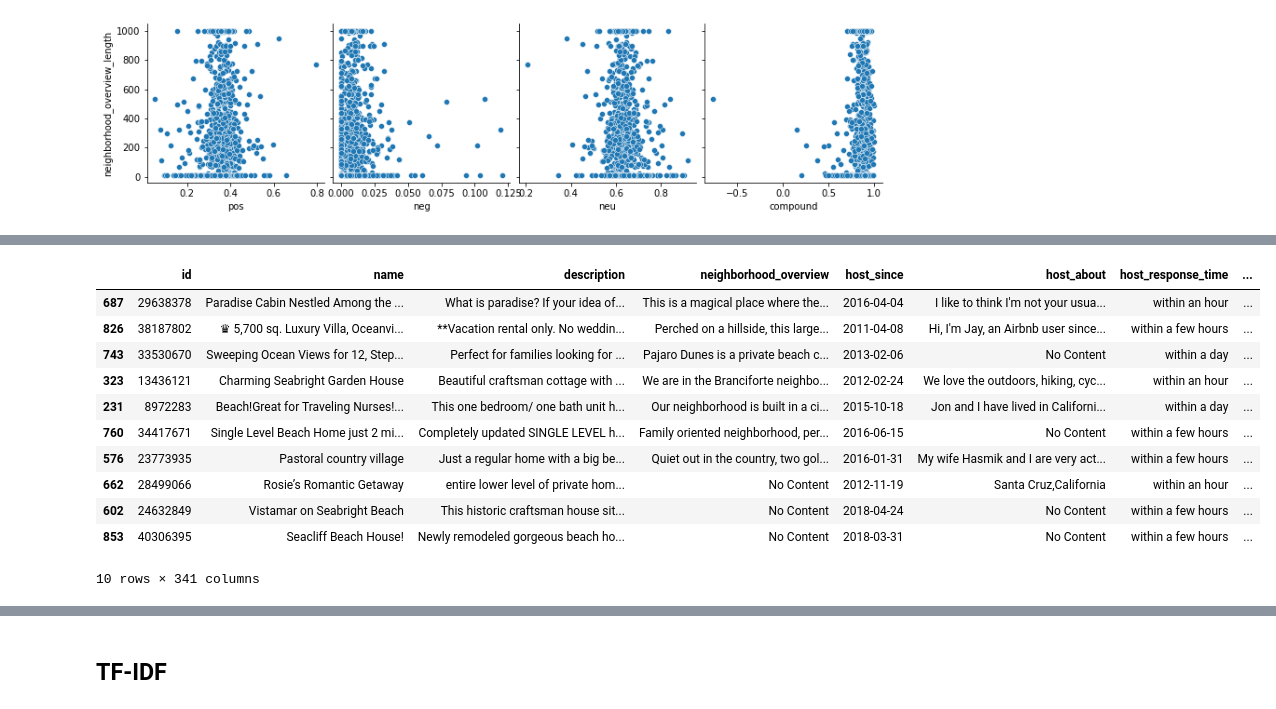
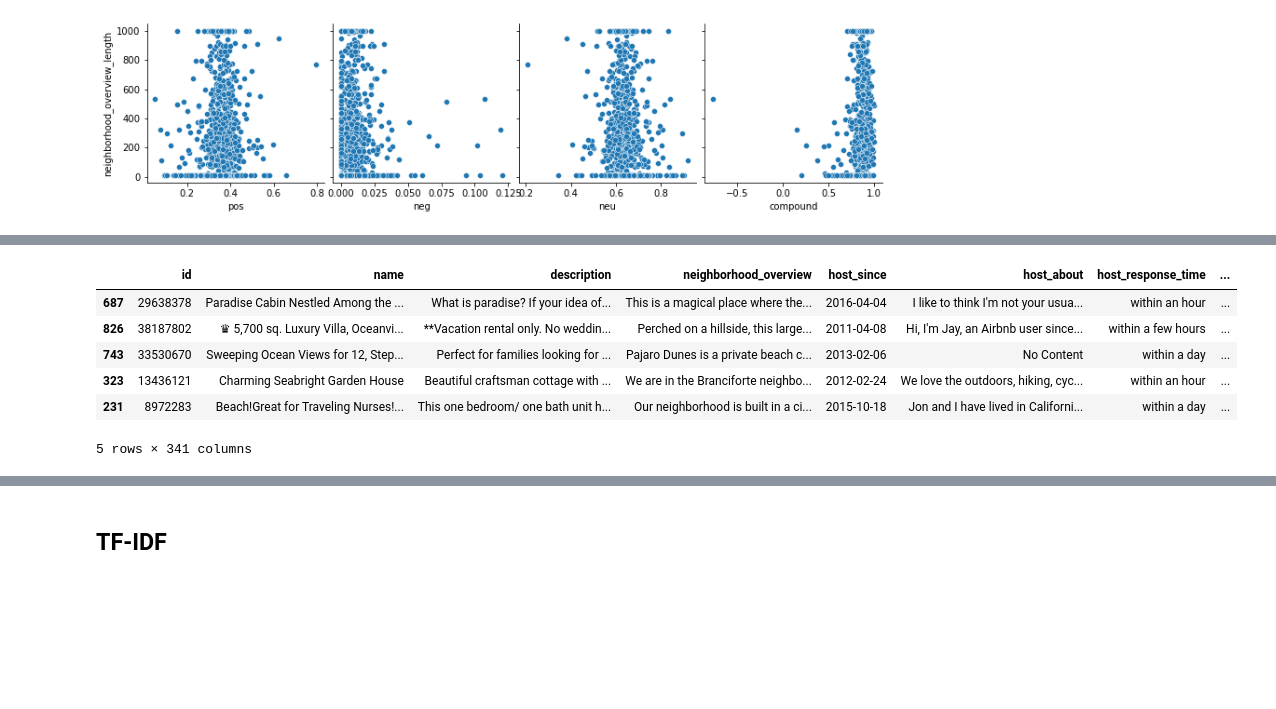
Before and after one commit to leadelacruz/CAPSTONE, a Jupyter notebook: Code/Santa Cruz Topic Analysis.ipynb, the cells around one changed output, grey strips where cells are left out. Drawn from its saved outputs; the diff is of its cells as text; code cells hidden in the pictures; blank space fills up the shorter version.

```diff
--- a/Code/Santa Cruz Topic Analysis.ipynb
+++ b/Code/Santa Cruz Topic Analysis.ipynb
@@ -379,15 +352,10 @@ listing_reviews.sort_values(by = 'neg', ascending = False).head(10)
 # %%
-listing_reviews.sort_values(by = 'compound', ascending = False).head(10)
+listing_reviews.sort_values(by = 'compound', ascending = False).head()
 # %% [output]
 |  | id | name | description | neighborhood_overview | host_since | host_about | host_response_time | ... |
 | 687 | 29638378 | Paradise Cabin Nestled Among the ... | What is paradise? If your idea of... | This is a magical place where the... | 2016-04-04 | I like to think I'm not your usua... | within an hour | ... |
 | 826 | 38187802 | ♛ 5,700 sq. Luxury Villa, Oceanvi... | **Vacation rental only. No weddin... | Perched on a hillside, this large... | 2011-04-08 | Hi, I'm Jay, an Airbnb user since... | within a few hours | ... |
 | 743 | 33530670 | Sweeping Ocean Views for 12, Step... | Perfect for families looking for ... | Pajaro Dunes is a private beach c... | 2013-02-06 | No Content | within a day | ... |
 | 323 | 13436121 | Charming Seabright Garden House | Beautiful craftsman cottage with ... | We are in the Branciforte neighbo... | 2012-02-24 | We love the outdoors, hiking, cyc... | within an hour | ... |
 | 231 | 8972283 | Beach!Great for Traveling Nurses!... | This one bedroom/ one bath unit h... | Our neighborhood is built in a ci... | 2015-10-18 | Jon and I have lived in Californi... | within a day | ... |
-| 760 | 34417671 | Single Level Beach Home just 2 mi... | Completely updated SINGLE LEVEL h... | Family oriented neighborhood, per... | 2016-06-15 | No Content | within a few hours | ... |
-| 576 | 23773935 | Pastoral country village | Just a regular home with a big be... | Quiet out in the country, two gol... | 2016-01-31 | My wife Hasmik and I are very act... | within a few hours | ... |
-| 662 | 28499066 | Rosie’s Romantic Getaway | entire lower level of private hom... | No Content | 2012-11-19 | Santa Cruz,California | within an hour | ... |
-| 602 | 24632849 | Vistamar on Seabright Beach | This historic craftsman house sit... | No Content | 2018-04-24 | No Content | within a few hours | ... |
-| 853 | 40306395 | Seacliff Beach House! | Newly remodeled gorgeous beach ho... | No Content | 2018-03-31 | No Content | within a few hours | ... |
-10 rows × 341 columns
+5 rows × 341 columns
```
Also changed, not shown: parts of 34 cells of this notebook, 1 other file.
